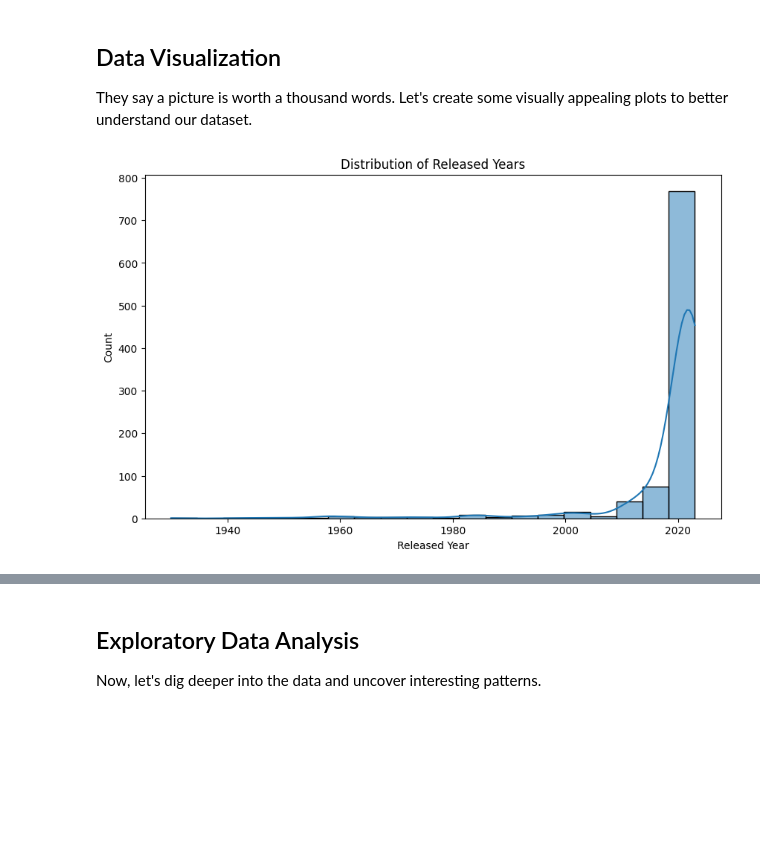
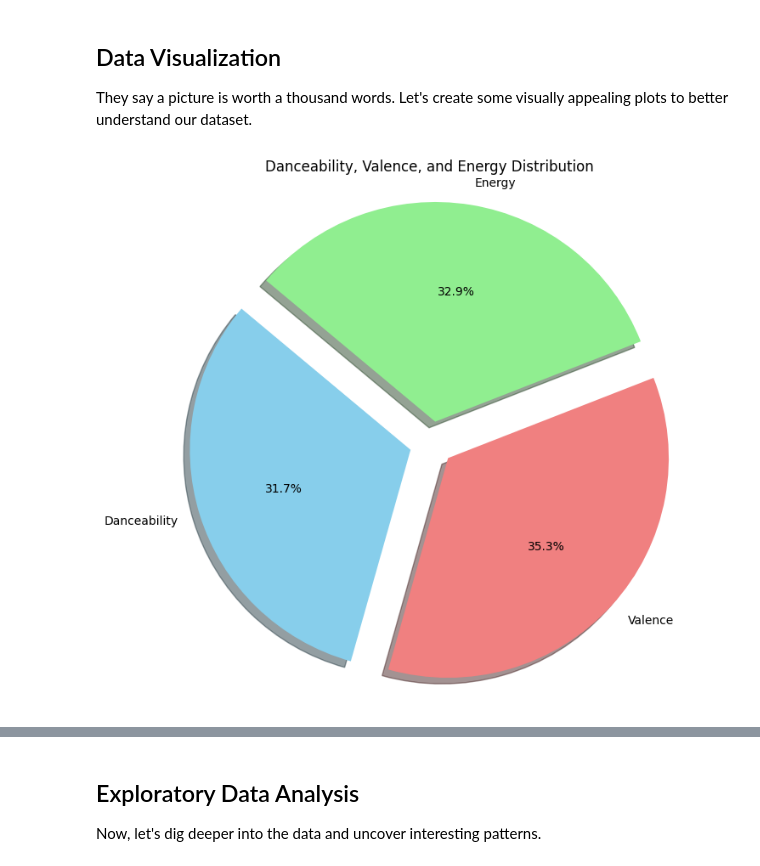
Before and after one commit to enricofindley/ds-project, a Jupyter notebook: ultimate-music-analytics-challenge.ipynb, the cells around one changed output, grey strips where cells are left out. Drawn from its saved outputs; the diff is of its cells as text; code cells hidden in the pictures; blank space fills up the shorter version.

```diff
--- a/ultimate-music-analytics-challenge.ipynb
+++ b/ultimate-music-analytics-challenge.ipynb
@@ -75,14 +78,15 @@ dtype: int64
 # %% [markdown]
 ## Data Visualization <a id="data-visualization"></a>
 They say a picture is worth a thousand words. Let's create some visually appealing plots to better understand our dataset.
-# %%
-# Create a histogram of released years
-
-plt.figure(figsize=(10, 6))
-sns.histplot(data['released_year'], bins=20, kde=True)
-plt.xlabel('Released Year')
-plt.ylabel('Count')
-plt.title('Distribution of Released Years')
-plt.show()
-# %% [output]
-[figure, removed]
+# %%
+plt.figure(figsize=(8, 8))
+labels = ['Danceability', 'Valence', 'Energy']
+sizes = [data['danceability_%'].iloc[0], data['valence_%'].iloc[0], data['energy_%'].iloc[0]]
+colors = ['skyblue', 'lightcoral', 'lightgreen']
+explode = (0.1, 0.1, 0.1)  # explode the 1st slice (Danceability)
+plt.pie(sizes, explode=explode, labels=labels, colors=colors, autopct='%1.1f%%', shadow=True, startangle=140)
+plt.title('Danceability, Valence, and Energy Distribution')
+plt.axis('equal')  # Equal aspect ratio ensures that pie is drawn as a circle.
+plt.show()
+# %% [output]
+[figure, added]
```
Also changed, not shown: parts of 10 cells of this notebook.
